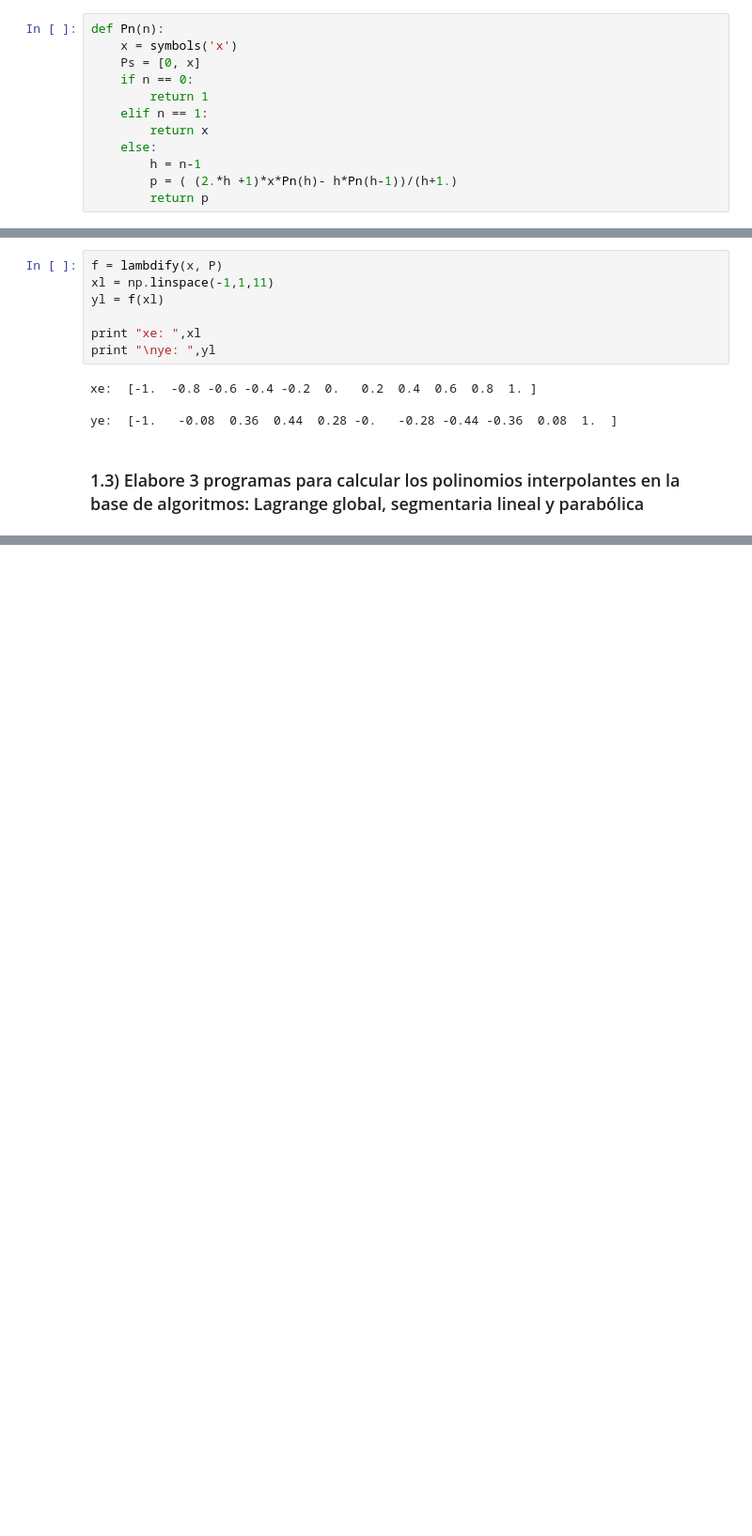
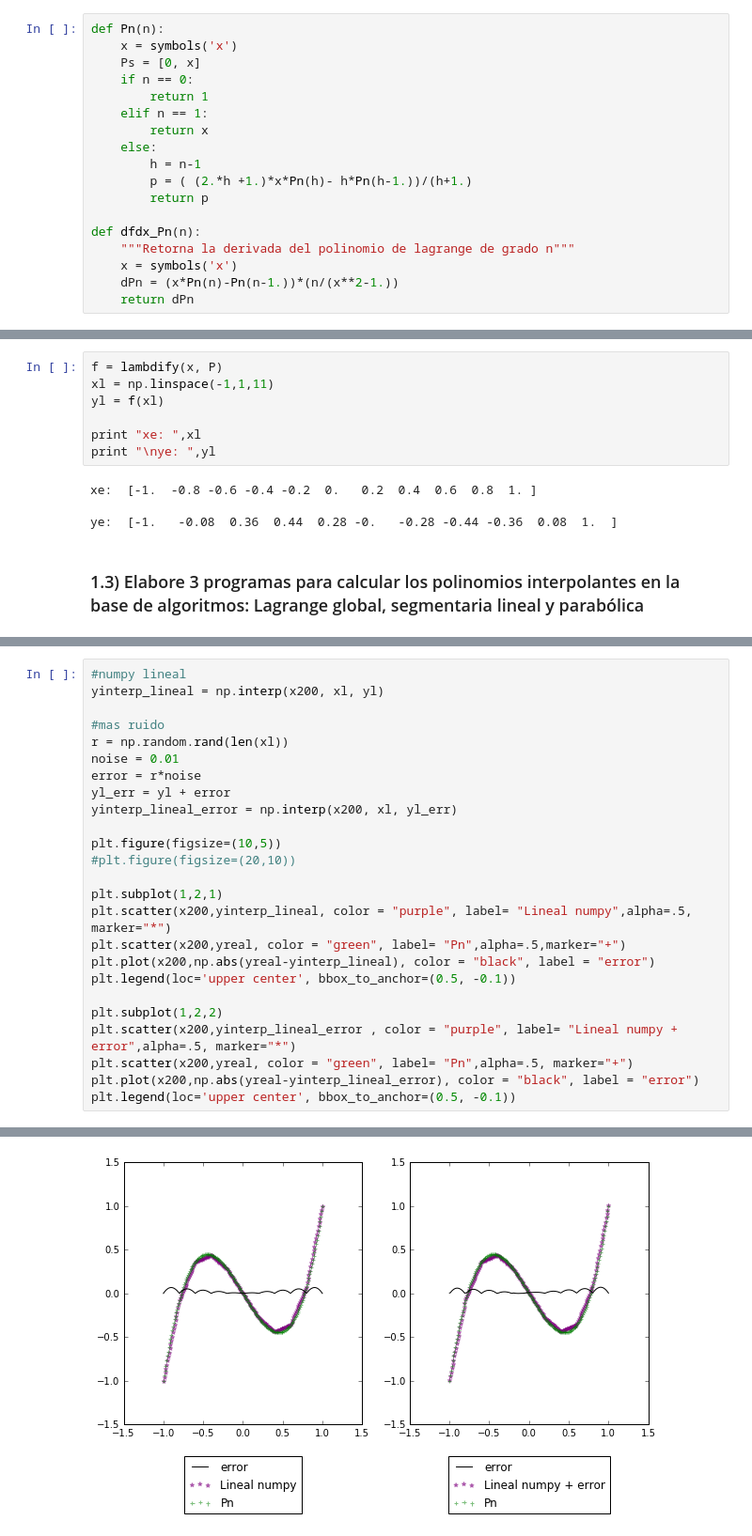
Before and after one commit to wandarinca/Modelado_Matematico_2, a Jupyter notebook: Trabajo 1.ipynb, the cells around one changed output, grey strips where cells are left out. Shown at 94% size. Saved outputs shown, nothing was run; the diff lists cells and outputs as text; blank space fills up the shorter version.

```diff
--- a/Trabajo 1.ipynb
+++ b/Trabajo 1.ipynb
@@ -79,8 +80,14 @@ def Pn(n):
         return x
     else:
         h = n-1
-        p = ( (2.*h +1)*x*Pn(h)- h*Pn(h-1))/(h+1.)
+        p = ( (2.*h +1.)*x*Pn(h)- h*Pn(h-1.))/(h+1.)
         return p
+
+def dfdx_Pn(n):
+    """Retorna la derivada del polinomio de lagrange de grado n"""
+    x = symbols('x')
+    dPn = (x*Pn(n)-Pn(n-1.))*(n/(x**2-1.))
+    return dPn
 # %%
 grado = 3
 P = simplify(Pn(grado))
@@ -122,0 +295,26 @@ def funcion_analitica(xi,n):
+# %%
+#numpy lineal
+yinterp_lineal = np.interp(x200, xl, yl)
+
+#mas ruido
+r = np.random.rand(len(xl))
+noise = 0.01
+error = r*noise
+yl_err = yl + error
+yinterp_lineal_error = np.interp(x200, xl, yl_err)
+
+plt.figure(figsize=(10,5))
+#plt.figure(figsize=(20,10))
+
+plt.subplot(1,2,1)
+plt.scatter(x200,yinterp_lineal, color = "purple", label= "Lineal numpy",alpha=.5, marker="*")
+plt.scatter(x200,yreal, color = "green", label= "Pn",alpha=.5,marker="+")
+plt.plot(x200,np.abs(yreal-yinterp_lineal), color = "black", label = "error")
+plt.legend(loc='upper center', bbox_to_anchor=(0.5, -0.1))
+
+plt.subplot(1,2,2)
+plt.scatter(x200,yinterp_lineal_error , color = "purple", label= "Lineal numpy + error",alpha=.5, marker="*")
+plt.scatter(x200,yreal, color = "green", label= "Pn",alpha=.5, marker="+")
+plt.plot(x200,np.abs(yreal-yinterp_lineal_error), color = "black", label = "error")
+plt.legend(loc='upper center', bbox_to_anchor=(0.5, -0.1))
+# %% [output]
@@ -122,0 +322 @@ def funcion_analitica(xi,n):
+[figure, added]
```
Also changed, not shown: parts of 22 cells of this notebook.
